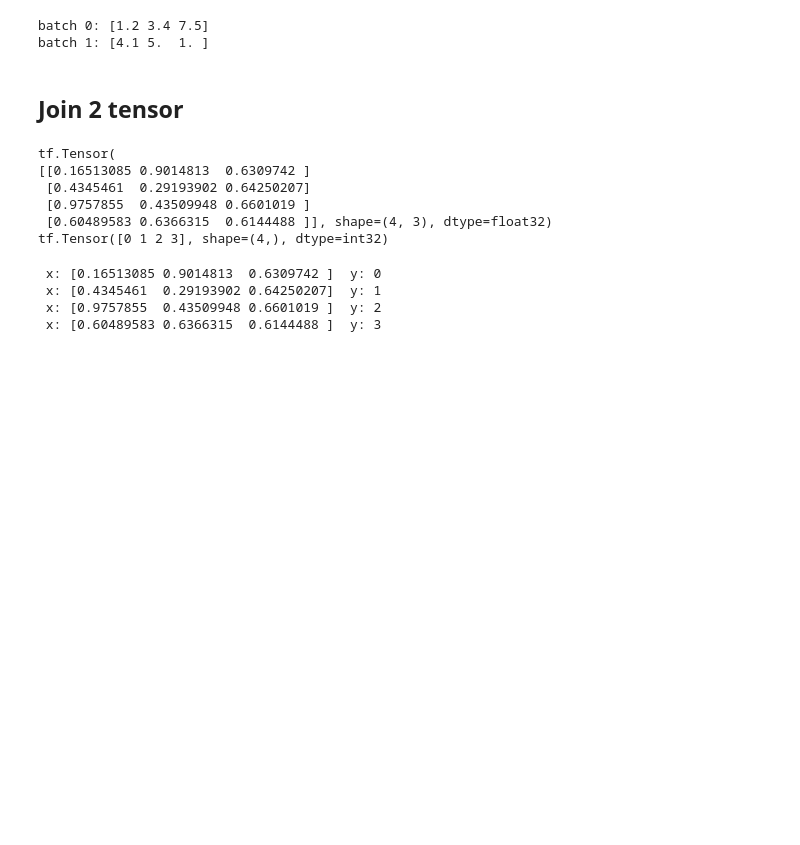
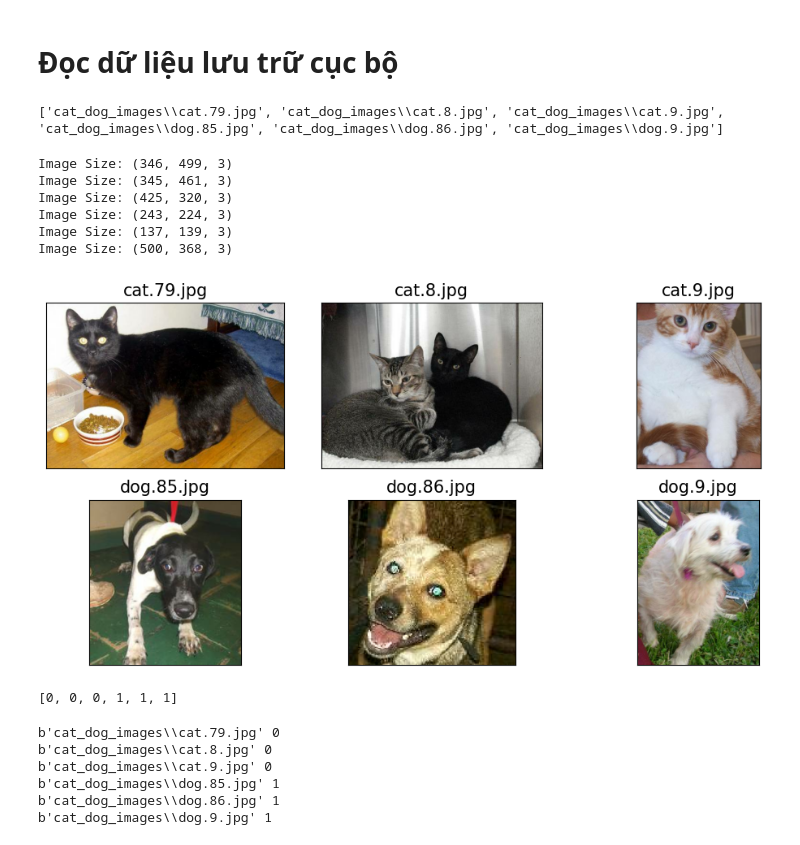
Before and after one commit to nguyendinhdao/SIC251152, a Jupyter notebook: Chapter_8/example 1.ipynb, the cells around one changed output. Drawn from its saved outputs; the diff is of its cells as text; code cells hidden in the pictures; blank space fills up the shorter version.

```diff
--- a/Chapter_8/example 1.ipynb
+++ b/Chapter_8/example 1.ipynb
@@ -48,34 +1,49 @@ tf.Tensor(1.0, shape=(), dtype=float32)
-# %%
-ds_batch = ds.batch(3)
-for i, elem in enumerate(ds_batch,100):
-  print('batch {}:'.format(i),elem.numpy())
-# %% [output]
-batch 0: [1.2 3.4 7.5]
-batch 1: [4.1 5.  1. ]
-# %% [markdown]
-## Join 2 tensor
-# %%
-tf.random.set_seed(1)
-t_x = tf.random.uniform([4,3],dtype=tf.float32)
-t_y = tf.range(4)
-print(t_x)
-print(t_y)
-# %% [output]
-tf.Tensor(
-[[0.16513085 0.9014813  0.6309742 ]
- [0.4345461  0.29193902 0.64250207]
- [0.9757855  0.43509948 0.6601019 ]
- [0.60489583 0.6366315  0.6144488 ]], shape=(4, 3), dtype=float32)
-tf.Tensor([0 1 2 3], shape=(4,), dtype=int32)
+# %% [markdown]
+# Đọc dữ liệu lưu trữ cục bộ
+# %%
+import pathlib
+imgdir_path = pathlib.Path('cat_dog_images')
+file_list = sorted([str(path) for path in imgdir_path.glob('*.jpg')])
+print(file_list)
+# %% [output]
+['cat_dog_images\\cat.79.jpg', 'cat_dog_images\\cat.8.jpg', 'cat_dog_images\\cat.9.jpg', 'cat_dog_images\\dog.85.jpg', 'cat_dog_images\\dog.86.jpg', 'cat_dog_images\\dog.9.jpg']
+# %%
+import matplotlib.pyplot as plt
+import os
+import tensorflow as tf
+
+fig = plt.figure(figsize=(10,5))
+for i, file in enumerate(file_list):
+    img_raw = tf.io.read_file(file)
+    img = tf.image.decode_image(img_raw)
+    print('Image Size:', img.shape)
+    ax = fig.add_subplot(2,3,i+1)
+    ax.set_xticks([]); ax.set_yticks([])
+    ax.imshow(img)
+    ax.set_title(os.path.basename(file),size=15)
+plt.tight_layout()
+plt.show()
+# %% [output]
+Image Size: (346, 499, 3)
+Image Size: (345, 461, 3)
+Image Size: (425, 320, 3)
+Image Size: (243, 224, 3)
+Image Size: (137, 139, 3)
+Image Size: (500, 368, 3)
+[figure, added]
+# %%
+labels = [1 if 'dog' in os.path.basename(file) else 0 for file in file_list]
+print(labels)
+# %% [output]
+[0, 0, 0, 1, 1, 1]
 # %%
-ds_x = tf.data.Dataset.from_tensor_slices(t_x)
-ds_y = tf.data.Dataset.from_tensor_slices(t_y)
-ds_joint = tf.data.Dataset.zip((ds_x,ds_y))
-for item in ds_joint:
-  print(' x:', item[0].numpy(),
-        ' y:',item[1].numpy())
+ds_file_labels = tf.data.Dataset.from_tensor_slices((file_list,labels))
+for item in ds_file_labels:
+    print(item[0].numpy(), item[1].numpy())
 # %% [output]
- x: [0.16513085 0.9014813  0.6309742 ]  y: 0
- x: [0.4345461  0.29193902 0.64250207]  y: 1
- x: [0.9757855  0.43509948 0.6601019 ]  y: 2
- x: [0.60489583 0.6366315  0.6144488 ]  y: 3
+b'cat_dog_images\\cat.79.jpg' 0
+b'cat_dog_images\\cat.8.jpg' 0
+b'cat_dog_images\\cat.9.jpg' 0
+b'cat_dog_images\\dog.85.jpg' 1
+b'cat_dog_images\\dog.86.jpg' 1
+b'cat_dog_images\\dog.9.jpg' 1
```
Also changed, not shown: parts of 14 cells of this notebook.
